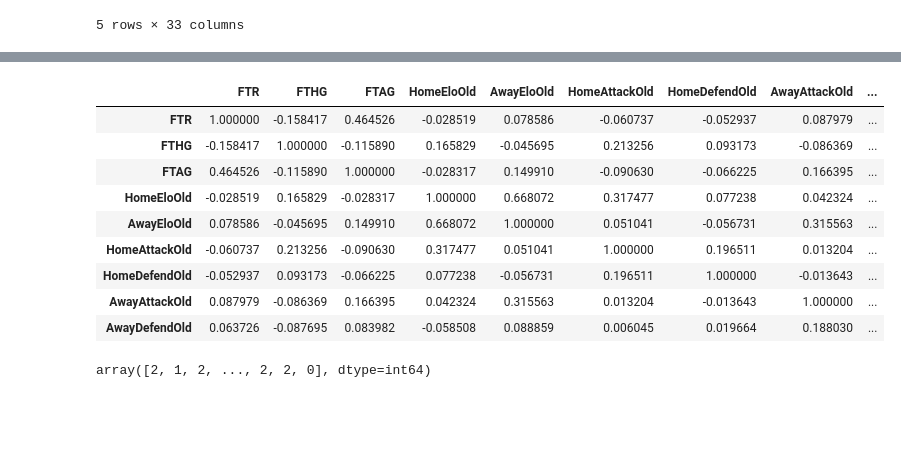
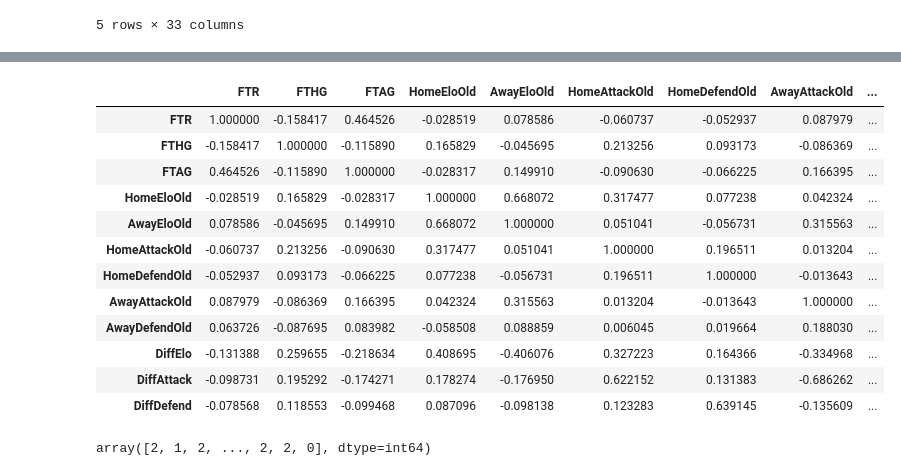
Before and after one commit to Max280201/Data-Exploration-Project, a Jupyter notebook: data_preprocessing_and_modelltraining_v1p_julius.ipynb, the cells around one changed output, grey strips where cells are left out. Saved outputs shown, nothing was run; the diff lists cells and outputs as text; code cells hidden in the pictures; blank space fills up the shorter version.

Commit message:
added the difference between the elo, attack and defend values for each game

```diff
--- a/data_preprocessing_and_modelltraining_v1p_julius.ipynb
+++ b/data_preprocessing_and_modelltraining_v1p_julius.ipynb
@@ -33,3 +33,8 @@ match_data_unfiltered.tail(n=5)
 | 4894 | 14.05.2022 | Union Berlin | Bochum | 3.0 | 2.0 | 1 | 2.0 | 0.0 | H | 17.0 | ... | ... |
 | 4895 | 14.05.2022 | Wolfsburg | Bayern Munich | 2.0 | 2.0 | 0 | 1.0 | 2.0 | A | 10.0 | ... | ... |
 5 rows × 33 columns
+# %%
+match_data_unfiltered['DiffElo'] = 0
+match_data_unfiltered['DiffAttack'] = 0
+match_data_unfiltered['DiffDefend'] = 0
+match_data_unfiltered.tail()
@@ -35,0 +49,5 @@ match_data_unfiltered.tail(n=5)
+# %%
+def difference(home, away):
+    diff = home - away
+    return diff
+difference(5, 10)
@@ -35,0 +56,22 @@ match_data_unfiltered.tail(n=5)
+# %%
+z = 0
+while z < len(match_data_unfiltered):
+
+    homeeloold = match_data_unfiltered.HomeEloOld[z]
+    awayeloold = match_data_unfiltered.AwayEloOld[z]
+
+    homeattackold = match_data_unfiltered.HomeAttackOld[z]
+    awayattackold = match_data_unfiltered.AwayAttackOld[z]
+
+    homedefendold = match_data_unfiltered.HomeDefendOld[z]
+    awaydefendold = match_data_unfiltered.AwayDefendOld[z]
+
+    diffelo = difference(homeeloold, awayeloold)
+    diffattack = difference(homeattackold, awayattackold)
+    diffdefend = difference(homedefendold, awaydefendold)
+
+    match_data_unfiltered['DiffElo'][z] = diffelo
+    match_data_unfiltered['DiffAttack'][z] = diffattack
+    match_data_unfiltered['DiffDefend'][z] = diffdefend
+
+    z += 1
@@ -58,24 +123,27 @@ correlation_matrix_match_data_unfiltered.style.background_gradient()
 # %%
 # filter for specific columns
 # match_data_reduced = match_data_unfiltered.loc[:, ["FTR", "FTHG", "FTAG", "HomeElo", "AwayElo", "HomeAttack", "HomeDefend", "AwayAttack", "AwayDefend"]]
 # "HomeEloOld", "AwayEloOld", "HomeAttackOld", "HomeDefendOld",
     # "AwayAttackOld", "AwayDefendOld"
 # print correlation matrix
-match_data_reduced = match_data_unfiltered.loc[:, ["FTR", "FTHG", "FTAG", "HomeEloOld", "AwayEloOld", "HomeAttackOld", "HomeDefendOld", "AwayAttackOld", "AwayDefendOld"]]
+match_data_reduced = match_data_unfiltered.loc[:, ["FTR", "FTHG", "FTAG", "HomeEloOld", "AwayEloOld", "HomeAttackOld", "HomeDefendOld", "AwayAttackOld", "AwayDefendOld", "DiffElo", "DiffAttack", "DiffDefend"]]
 
 correlation_matrix_match_data_reduced = match_data_reduced.corr()
 correlation_matrix_match_data_reduced.style.background_gradient()
 # %% [output]
 |  | FTR | FTHG | FTAG | HomeEloOld | AwayEloOld | HomeAttackOld | HomeDefendOld | AwayAttackOld | ... |
 | FTR | 1.000000 | -0.158417 | 0.464526 | -0.028519 | 0.078586 | -0.060737 | -0.052937 | 0.087979 | ... |
 | FTHG | -0.158417 | 1.000000 | -0.115890 | 0.165829 | -0.045695 | 0.213256 | 0.093173 | -0.086369 | ... |
 | FTAG | 0.464526 | -0.115890 | 1.000000 | -0.028317 | 0.149910 | -0.090630 | -0.066225 | 0.166395 | ... |
 | HomeEloOld | -0.028519 | 0.165829 | -0.028317 | 1.000000 | 0.668072 | 0.317477 | 0.077238 | 0.042324 | ... |
 | AwayEloOld | 0.078586 | -0.045695 | 0.149910 | 0.668072 | 1.000000 | 0.051041 | -0.056731 | 0.315563 | ... |
 | HomeAttackOld | -0.060737 | 0.213256 | -0.090630 | 0.317477 | 0.051041 | 1.000000 | 0.196511 | 0.013204 | ... |
 | HomeDefendOld | -0.052937 | 0.093173 | -0.066225 | 0.077238 | -0.056731 | 0.196511 | 1.000000 | -0.013643 | ... |
 | AwayAttackOld | 0.087979 | -0.086369 | 0.166395 | 0.042324 | 0.315563 | 0.013204 | -0.013643 | 1.000000 | ... |
 | AwayDefendOld | 0.063726 | -0.087695 | 0.083982 | -0.058508 | 0.088859 | 0.006045 | 0.019664 | 0.188030 | ... |
+| DiffElo | -0.131388 | 0.259655 | -0.218634 | 0.408695 | -0.406076 | 0.327223 | 0.164366 | -0.334968 | ... |
+| DiffAttack | -0.098731 | 0.195292 | -0.174271 | 0.178274 | -0.176950 | 0.622152 | 0.131383 | -0.686262 | ... |
+| DiffDefend | -0.078568 | 0.118553 | -0.099468 | 0.087096 | -0.098138 | 0.123283 | 0.639145 | -0.135609 | ... |
 # %%
 X = match_data_unfiltered.loc[:, ["HomeEloOld", "AwayEloOld", "HomeAttackOld", "HomeDefendOld",
     "AwayAttackOld", "AwayDefendOld"
```
Also changed, not shown: parts of 5 cells of this notebook.
